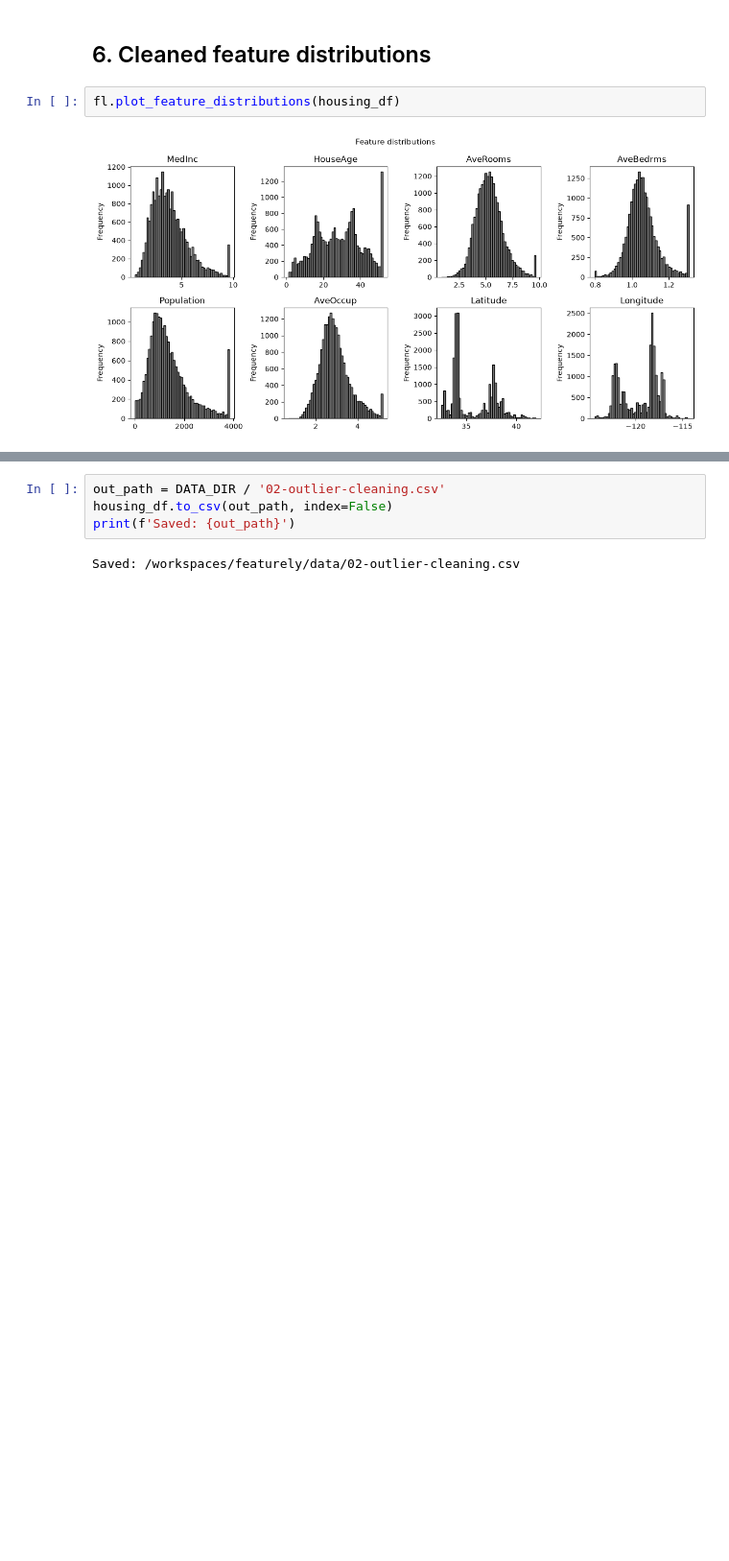
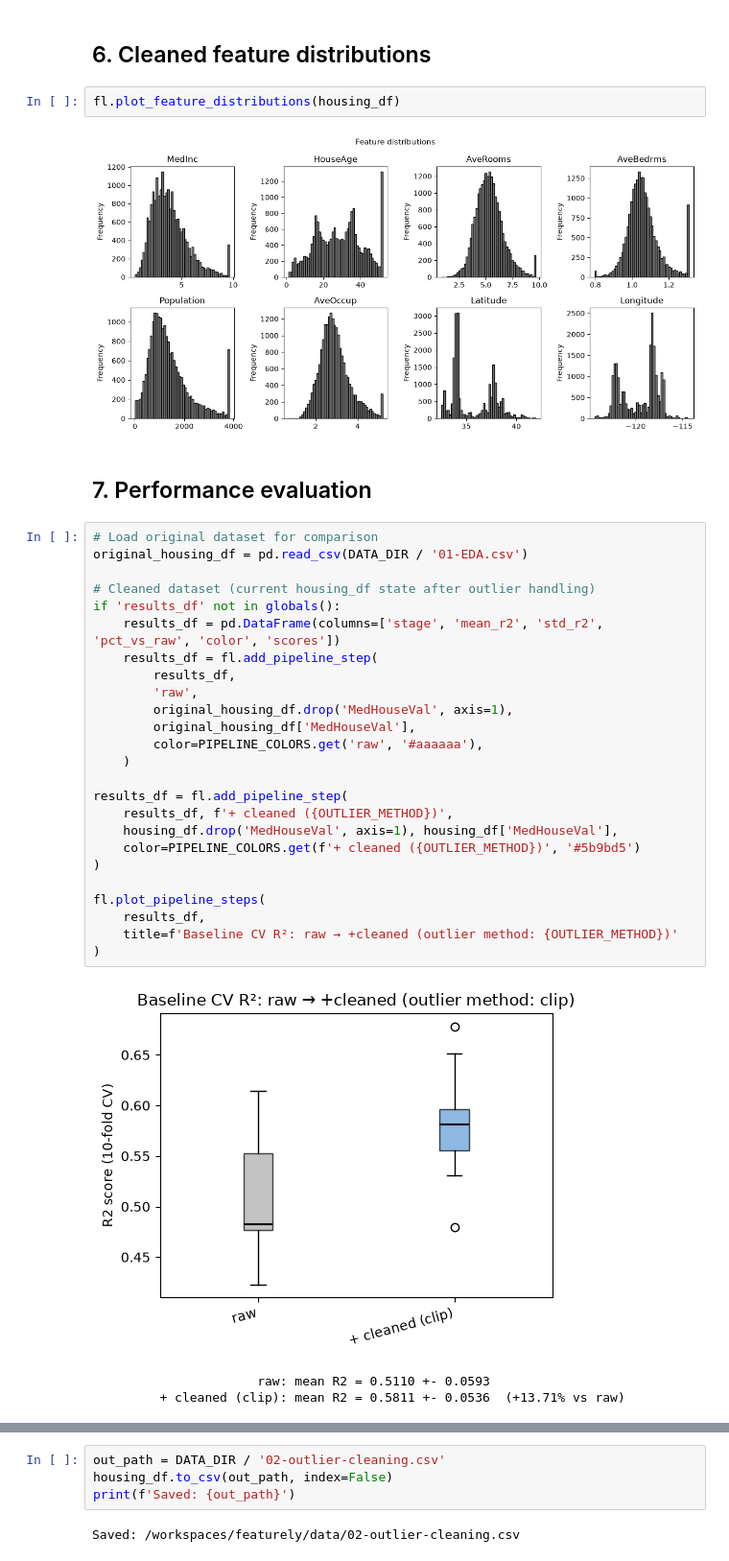
Before and after one commit to gperdrizet/featurely, a Jupyter notebook: notebooks/02-outlier-cleaning.ipynb, the cells around one changed output, grey strips where cells are left out. Shown at 96% size. Saved outputs shown, nothing was run; the diff lists cells and outputs as text; blank space fills up the shorter version.

Commit message:
Added evaluation cell to end of notebook

```diff
--- a/notebooks/02-outlier-cleaning.ipynb
+++ b/notebooks/02-outlier-cleaning.ipynb
@@ -326,3 +332,34 @@ Longitude: Outliers clipped to [-130.33, -109.48]
 fl.plot_feature_distributions(housing_df)
 # %% [output]
 [figure]
+# %% [markdown]
+## 7. Performance evaluation
+# %%
+# Load original dataset for comparison
+original_housing_df = pd.read_csv(DATA_DIR / '01-EDA.csv')
+
+# Cleaned dataset (current housing_df state after outlier handling)
+if 'results_df' not in globals():
+    results_df = pd.DataFrame(columns=['stage', 'mean_r2', 'std_r2', 'pct_vs_raw', 'color', 'scores'])
+    results_df = fl.add_pipeline_step(
+        results_df,
+        'raw',
+        original_housing_df.drop('MedHouseVal', axis=1),
+        original_housing_df['MedHouseVal'],
+        color=PIPELINE_COLORS.get('raw', '#aaaaaa'),
+    )
+
+results_df = fl.add_pipeline_step(
+    results_df, f'+ cleaned ({OUTLIER_METHOD})',
+    housing_df.drop('MedHouseVal', axis=1), housing_df['MedHouseVal'],
+    color=PIPELINE_COLORS.get(f'+ cleaned ({OUTLIER_METHOD})', '#5b9bd5')
+)
+
+fl.plot_pipeline_steps(
+    results_df,
+    title=f'Baseline CV R²: raw → +cleaned (outlier method: {OUTLIER_METHOD})'
+)
+# %% [output]
+[figure, added]
+                      raw: mean R2 = 0.5110 +- 0.0593
+         + cleaned (clip): mean R2 = 0.5811 +- 0.0536  (+13.71% vs raw)
```
Also changed, not shown: parts of 5 cells of this notebook, 1 other file.
